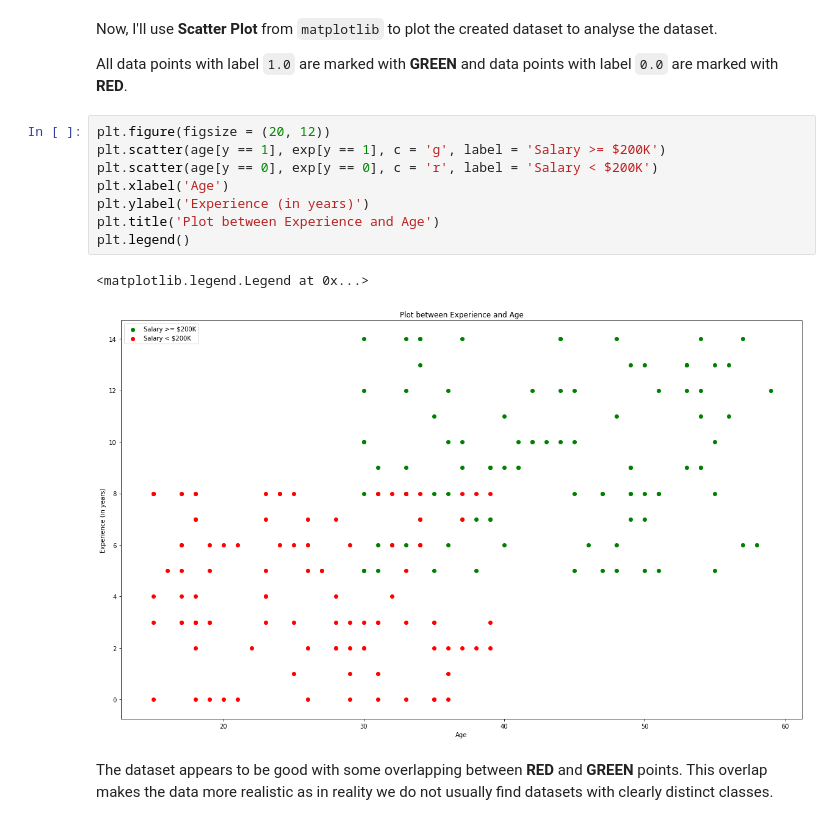
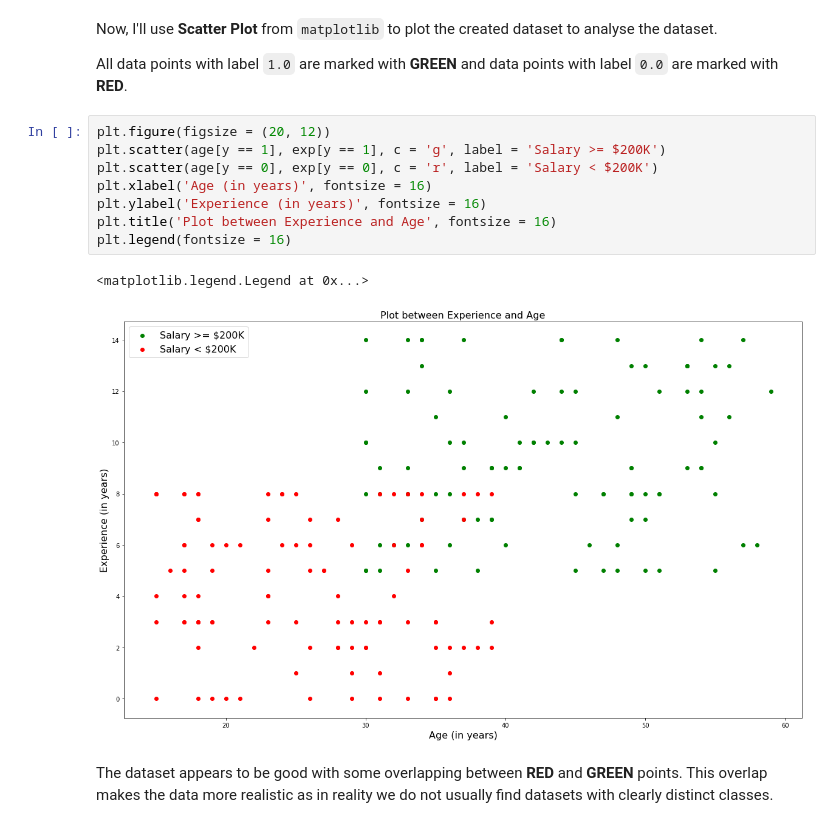
Before and after one commit to kb22/ML-Performance-Evaluation, a Jupyter notebook: Performance Evaluation Metrics.ipynb, the cells around one changed output. Saved outputs shown, nothing was run; the diff lists cells and outputs as text.

```diff
--- a/Performance Evaluation Metrics.ipynb
+++ b/Performance Evaluation Metrics.ipynb
@@ -55,14 +55,14 @@ All data points with label `1.0` are marked with **GREEN** and data points with
 # %%
 plt.figure(figsize = (20, 12))
 plt.scatter(age[y == 1], exp[y == 1], c = 'g', label = 'Salary >= $200K')
 plt.scatter(age[y == 0], exp[y == 0], c = 'r', label = 'Salary < $200K')
-plt.xlabel('Age')
-plt.ylabel('Experience (in years)')
-plt.title('Plot between Experience and Age')
-plt.legend()
+plt.xlabel('Age (in years)', fontsize = 16)
+plt.ylabel('Experience (in years)', fontsize = 16)
+plt.title('Plot between Experience and Age', fontsize = 16)
+plt.legend(fontsize = 16)
 # %% [output]
 <matplotlib.legend.Legend at 0x...>
-[figure, old version]
+[figure, new version]
 # %% [markdown]
 The dataset appears to be good with some overlapping between **RED** and **GREEN** points. This overlap makes the data more realistic as in reality we do not usually find datasets with clearly distinct classes.
 # %% [markdown]
```
Also changed, not shown: parts of 2 cells of this notebook.
